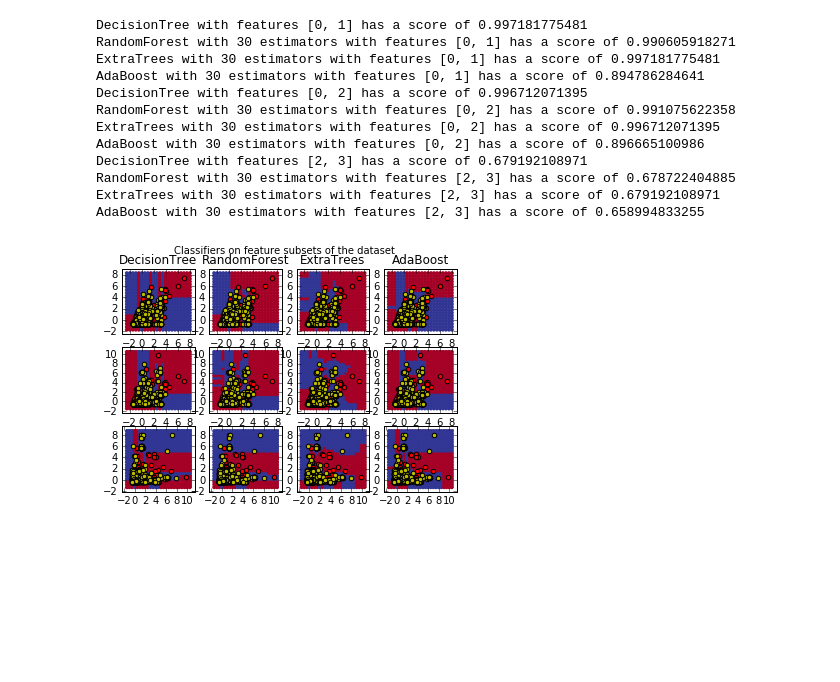
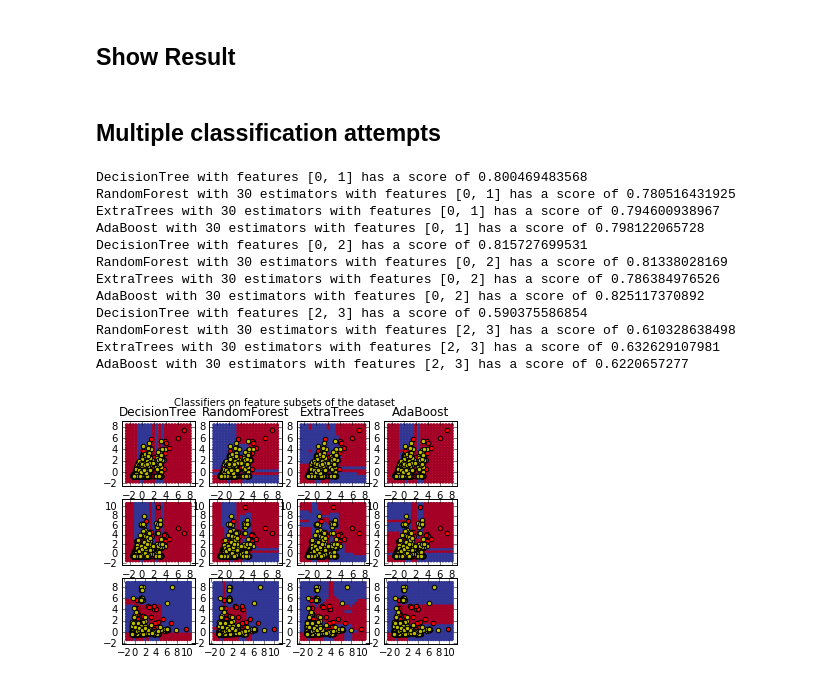
Before and after one commit to kamyh/INPHINITY-ScoresPPI, a Jupyter notebook: src/jupyter/randomForest.ipynb, the cells around one changed output. Saved outputs shown, nothing was run; the diff lists cells and outputs as text; code cells hidden in the pictures; blank space fills up the shorter version.

Commit message:
add some others datasets

```diff
--- a/src/jupyter/randomForest.ipynb
+++ b/src/jupyter/randomForest.ipynb
@@ -1,14 +148,9 @@
+# %% [markdown]
+## Show Result
+# %% [markdown]
+## Multiple classification attempts
 # %%
-import numpy as np
-import csv
-import matplotlib.pyplot as plt
-%matplotlib inline
-
-from sklearn import clone
-from sklearn.ensemble import (RandomForestClassifier, ExtraTreesClassifier,
-                              AdaBoostClassifier)
-from sklearn.externals.six.moves import xrange
-from sklearn.tree import DecisionTreeClassifier
+plot_idx = 1
 
 # Parameters
 n_classes = 3
@@ -18,21 +160,6 @@ cmap = plt.cm.RdYlBu
 plot_step = 0.02  # fine step width for decision surface contours
 plot_step_coarser = 0.5  # step widths for coarse classifier guesses
 RANDOM_SEED = 13  # fix the seed on each iteration
-
-# Load data
-csvreader = csv.reader(open("dataset/HEIGE.csv", newline='\n'), delimiter=';', quotechar='|')
-next(csvreader) # Skip the header
-
-data = []
-target = []
-for row in csvreader:
-    data.append(row[2:])
-    target.append(row[1])
-
-data = np.asarray(data).astype(int)
-target = np.asarray(target).astype(int)
-
-plot_idx = 1
 
 models = [DecisionTreeClassifier(max_depth=None),
           RandomForestClassifier(n_estimators=n_estimators),
@@ -47,23 +174,25 @@ for pair in ([0, 1], [0, 2], [2, 3]):
         X = data[:, pair]
         y = target
 
-        # Shuffle
-        idx = np.arange(X.shape[0])
-        np.random.seed(RANDOM_SEED)
-        np.random.shuffle(idx)
-        X = X[idx]
-        y = y[idx]
-
-        # Standardize
+          # Standardize
         mean = X.mean(axis=0)
         std = X.std(axis=0)
         X = (X - mean) / std
 
+         # Shuffle
+        #idx = np.arange(X.shape[0])
+        #np.random.seed(RANDOM_SEED)
+        #np.random.shuffle(idx)
+        #X = X[idx]
+        #y = y[idx]
+
+        X_train, X_test, y_train, y_test = train_test_split(X, y, test_size=.4)
+
         # Train
         clf = clone(model)
-        clf = model.fit(X, y)
+        clf = model.fit(X_train, y_train)
 
-        scores = clf.score(X, y)
+        scores = clf.score(X_test, y_test)
         # Create a title for each column and the console by using str() and
         # slicing away useless parts of the string
         model_title = str(type(model)).split(".")[-1][:-2][:-len("Classifier")]
@@ -95,43 +224,43 @@ for pair in ([0, 1], [0, 2], [2, 3]):
             # that are in use (noting that AdaBoost can use fewer estimators
             # than its maximum if it achieves a good enough fit early on)
             estimator_alpha = 1.0 / len(model.estimators_)
             for tree in model.estimators_:
                 Z = tree.predict(np.c_[xx.ravel(), yy.ravel()])
                 Z = Z.reshape(xx.shape)
                 cs = plt.contourf(xx, yy, Z, alpha=estimator_alpha, cmap=cmap)
 
         # Build a coarser grid to plot a set of ensemble classifications
         # to show how these are different to what we see in the decision
         # surfaces. These points are regularly space and do not have a black outline
         xx_coarser, yy_coarser = np.meshgrid(np.arange(x_min, x_max, plot_step_coarser),
                                              np.arange(y_min, y_max, plot_step_coarser))
         Z_points_coarser = model.predict(np.c_[xx_coarser.ravel(), yy_coarser.ravel()]).reshape(xx_coarser.shape)
         cs_points = plt.scatter(xx_coarser, yy_coarser, s=15, c=Z_points_coarser, cmap=cmap, edgecolors="none")
 
         # Plot the training points, these are clustered together and have a
         # black outline
         for i, c in zip(xrange(n_classes), plot_colors):
             idx = np.where(y == i)
             plt.scatter(X[idx, 0], X[idx, 1], c=c, label="",
                         cmap=cmap)
 
         plot_idx += 1  # move on to the next plot in sequence
 
 plt.suptitle("Classifiers on feature subsets of the dataset")
 plt.axis("tight")
 
 plt.show()
 # %% [output]
-DecisionTree with features [0, 1] has a score of 0.997181775481
-RandomForest with 30 estimators with features [0, 1] has a score of 0.990605918271
-ExtraTrees with 30 estimators with features [0, 1] has a score of 0.997181775481
-AdaBoost with 30 estimators with features [0, 1] has a score of 0.894786284641
-DecisionTree with features [0, 2] has a score of 0.996712071395
-RandomForest with 30 estimators with features [0, 2] has a score of 0.991075622358
-ExtraTrees with 30 estimators with features [0, 2] has a score of 0.996712071395
-AdaBoost with 30 estimators with features [0, 2] has a score of 0.896665100986
-DecisionTree with features [2, 3] has a score of 0.679192108971
-RandomForest with 30 estimators with features [2, 3] has a score of 0.678722404885
-ExtraTrees with 30 estimators with features [2, 3] has a score of 0.679192108971
-AdaBoost with 30 estimators with features [2, 3] has a score of 0.658994833255
+DecisionTree with features [0, 1] has a score of 0.800469483568
+RandomForest with 30 estimators with features [0, 1] has a score of 0.780516431925
+ExtraTrees with 30 estimators with features [0, 1] has a score of 0.794600938967
+AdaBoost with 30 estimators with features [0, 1] has a score of 0.798122065728
+DecisionTree with features [0, 2] has a score of 0.815727699531
+RandomForest with 30 estimators with features [0, 2] has a score of 0.81338028169
+ExtraTrees with 30 estimators with features [0, 2] has a score of 0.786384976526
+AdaBoost with 30 estimators with features [0, 2] has a score of 0.825117370892
+DecisionTree with features [2, 3] has a score of 0.590375586854
+RandomForest with 30 estimators with features [2, 3] has a score of 0.610328638498
+ExtraTrees with 30 estimators with features [2, 3] has a score of 0.632629107981
+AdaBoost with 30 estimators with features [2, 3] has a score of 0.6220657277
-[figure, old version]
+[figure, new version]
```
Also changed, not shown: parts of 6 cells of this notebook, 21 other files.
